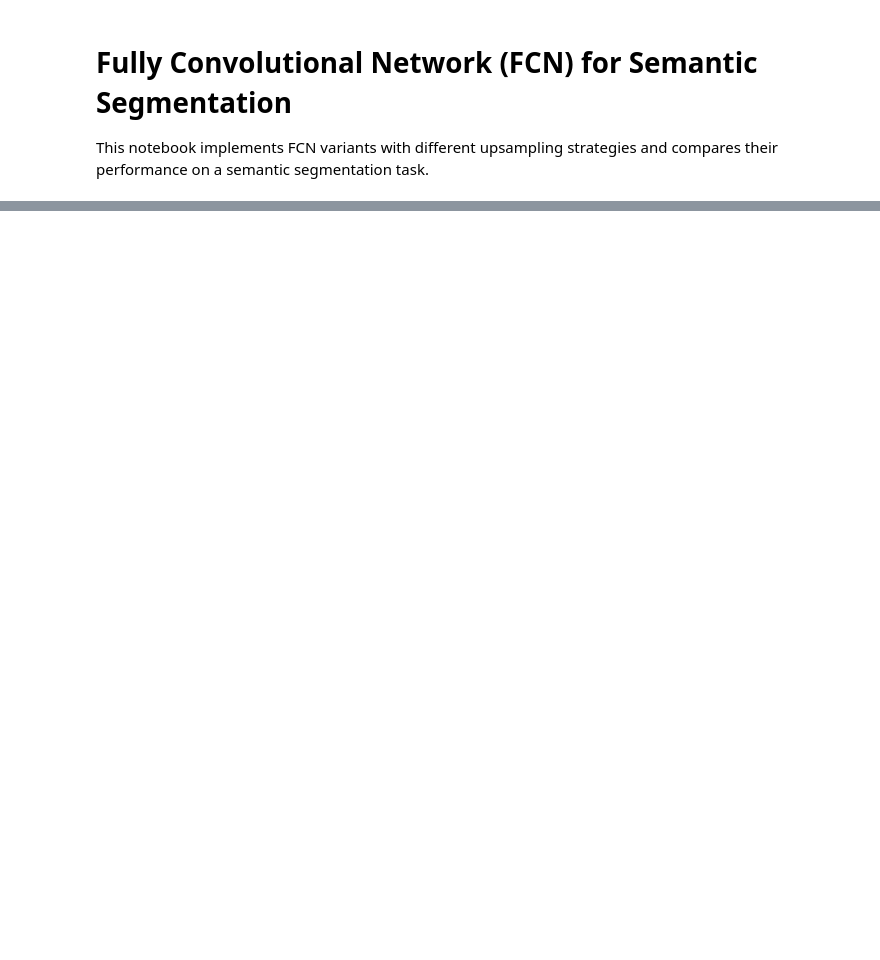
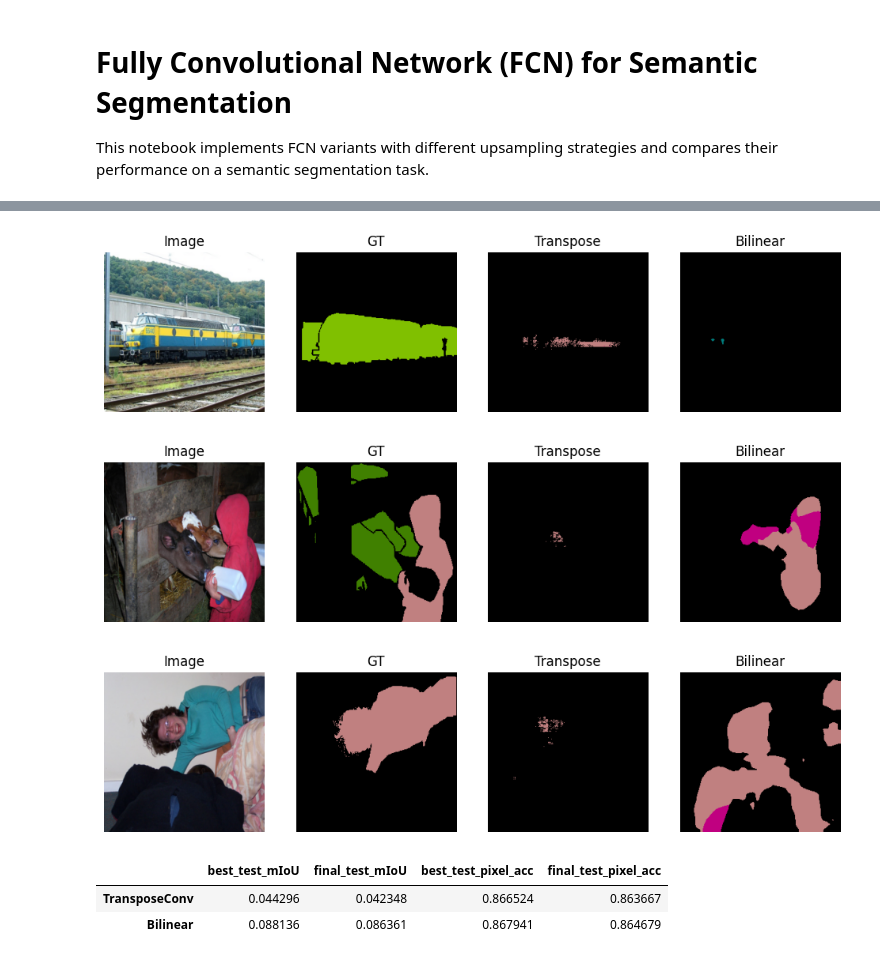
Before and after one commit to aakriti-st126490/SegmentationToVAE, a Jupyter notebook: Task_2.ipynb, the cells around one changed output, grey strips where cells are left out. Saved outputs shown, nothing was run; the diff lists cells and outputs as text; code cells hidden in the pictures; blank space fills up the shorter version.

```diff
--- a/Task_2.ipynb
+++ b/Task_2.ipynb
@@ -31,0 +475,71 @@ np.random.seed(42)
+# %%
+# ---------------------------
+# 9) Qualitative visualization
+# ---------------------------
+palette = np.array([
+    [0,0,0],[128,0,0],[0,128,0],[128,128,0],[0,0,128],[128,0,128],
+    [0,128,128],[128,128,128],[64,0,0],[192,0,0],[64,128,0],[192,128,0],
+    [64,0,128],[192,0,128],[64,128,128],[192,128,128],[0,64,0],[128,64,0],
+    [0,192,0],[128,192,0],[0,64,128]
+], dtype=np.uint8)
+
+def decode_mask(mask):
+    mask = np.asarray(mask, dtype=np.int32)
+    return palette[mask % len(palette)]
+
+@torch.no_grad()
+def visualize_models(n_samples=3):
+    transpose_model.eval(); bilinear_model.eval()
+    shown = 0
+    for x, y in test_loader:
+        x = x.to(device); y = y.to(device)
+        out_t = transpose_model(x); out_b = bilinear_model(x)
+        p_t = out_t.argmax(1).squeeze(0).cpu().numpy()
+        p_b = out_b.argmax(1).squeeze(0).cpu().numpy()
+        gt = y.squeeze(0).cpu().numpy()
+
+        # recover image for display
+        img = x.squeeze(0).cpu()
+        # unnormalize
+        for c, m, s in zip(img, CFG.mean, CFG.std):
+            c.mul_(s).add_(m)
+        img = (img.clamp(0,1).permute(1,2,0).numpy()*255).astype(np.uint8)
+
+        plt.figure(figsize=(12,3))
+        plt.subplot(1,4,1); plt.title('Image'); plt.imshow(img); plt.axis('off')
+        plt.subplot(1,4,2); plt.title('GT'); plt.imshow(decode_mask(gt)); plt.axis('off')
+        plt.subplot(1,4,3); plt.title('Transpose'); plt.imshow(decode_mask(p_t)); plt.axis('off')
+        plt.subplot(1,4,4); plt.title('Bilinear'); plt.imshow(decode_mask(p_b)); plt.axis('off')
+        plt.show()
+
+        shown += 1
+        if shown >= n_samples:
+            break
+
+visualize_models(n_samples=3)
+# %% [output]
+[figure, added]
+[figure, added]
+[figure, added]
+# %%
+# ---------------------------
+# 10) Comparison table
+# ---------------------------
+def summarize_history(h):
+    return {
+        'best_test_mIoU': float(np.max(h['test_mIoU'])) if len(h['test_mIoU'])>0 else 0.0,
+        'final_test_mIoU': float(h['test_mIoU'][-1]) if len(h['test_mIoU'])>0 else 0.0,
+        'best_test_pixel_acc': float(np.max(h['test_pixacc'])) if len(h['test_pixacc'])>0 else 0.0,
+        'final_test_pixel_acc': float(h['test_pixacc'][-1]) if len(h['test_pixacc'])>0 else 0.0,
+    }
+
+summary = pd.DataFrame.from_dict({
+    'TransposeConv': summarize_history(transpose_hist),
+    'Bilinear': summarize_history(bilinear_hist),
+}, orient='index')
+
+display(summary)
+# %% [output]
+|  | best_test_mIoU | final_test_mIoU | best_test_pixel_acc | final_test_pixel_acc |
+| TransposeConv | 0.044296 | 0.042348 | 0.866524 | 0.863667 |
+| Bilinear | 0.088136 | 0.086361 | 0.867941 | 0.864679 |
```
Also changed, not shown: parts of 14 cells of this notebook, 1 other file.
